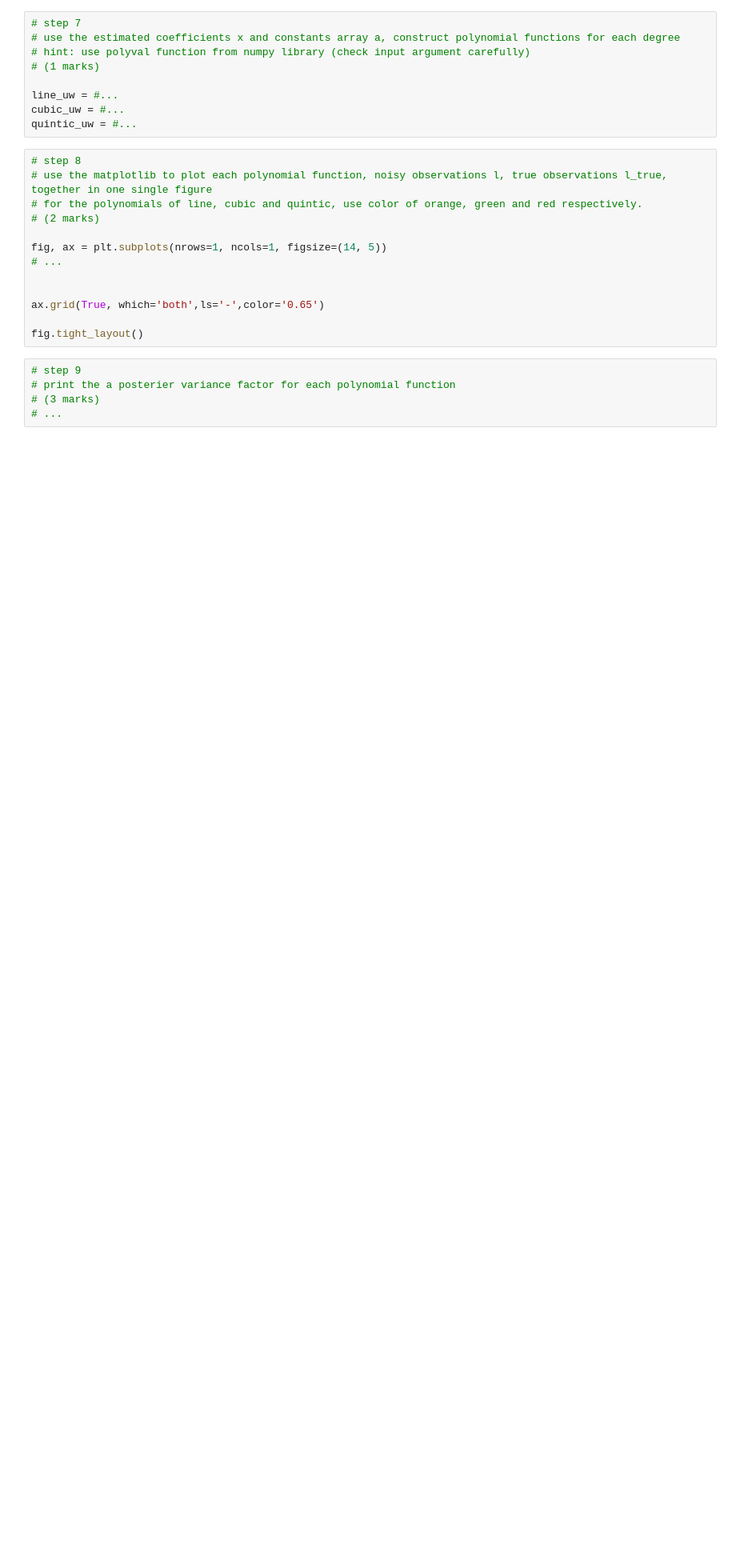
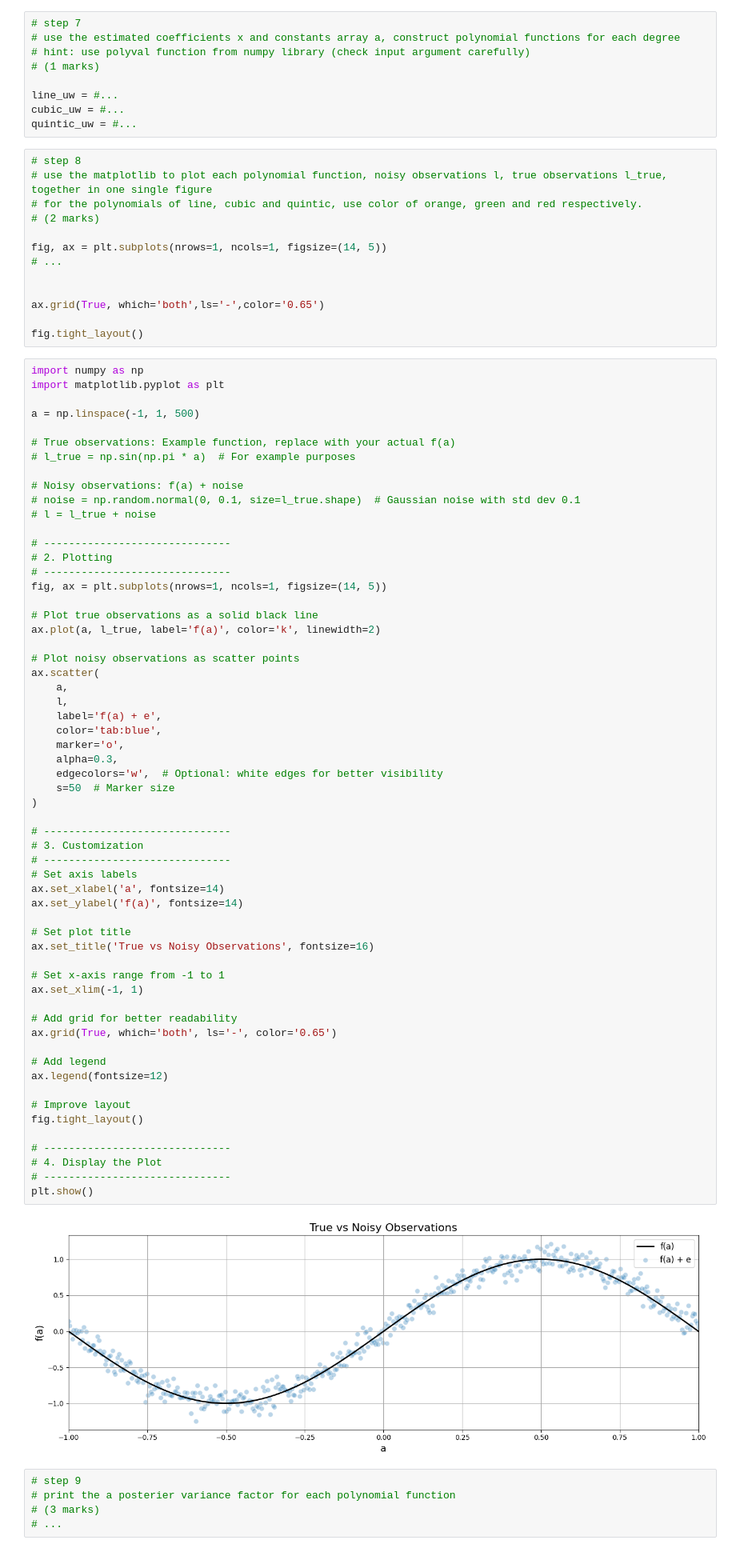
Before and after one commit to rbawah/engg680_2024_fall_group7, a Jupyter notebook: Lab_Assignment2/Assignment2.ipynb, the cells around one changed output. Shown at 80% size. Drawn from its saved outputs; the diff is of its cells as text; blank space fills up the shorter version.

```diff
--- a/Lab_Assignment2/Assignment2.ipynb
+++ b/Lab_Assignment2/Assignment2.ipynb
@@ -129,6 +179,67 @@ fig, ax = plt.subplots(nrows=1, ncols=1, figsize=(14, 5))
 ax.grid(True, which='both',ls='-',color='0.65')
 
 fig.tight_layout()
+# %%
+import numpy as np
+import matplotlib.pyplot as plt
+
+a = np.linspace(-1, 1, 500)
+
+# True observations: Example function, replace with your actual f(a)
+# l_true = np.sin(np.pi * a)  # For example purposes
+
+# Noisy observations: f(a) + noise
+# noise = np.random.normal(0, 0.1, size=l_true.shape)  # Gaussian noise with std dev 0.1
+# l = l_true + noise
+
+# ------------------------------
+# 2. Plotting
+# ------------------------------
+fig, ax = plt.subplots(nrows=1, ncols=1, figsize=(14, 5))
+
+# Plot true observations as a solid black line
+ax.plot(a, l_true, label='f(a)', color='k', linewidth=2)
+
+# Plot noisy observations as scatter points
+ax.scatter(
+    a,
+    l,
+    label='f(a) + e',
+    color='tab:blue',
+    marker='o',
+    alpha=0.3,
+    edgecolors='w',  # Optional: white edges for better visibility
+    s=50  # Marker size
+)
+
+# ------------------------------
+# 3. Customization
+# ------------------------------
+# Set axis labels
+ax.set_xlabel('a', fontsize=14)
+ax.set_ylabel('f(a)', fontsize=14)
+
+# Set plot title
+ax.set_title('True vs Noisy Observations', fontsize=16)
+
+# Set x-axis range from -1 to 1
+ax.set_xlim(-1, 1)
+
+# Add grid for better readability
+ax.grid(True, which='both', ls='-', color='0.65')
+
+# Add legend
+ax.legend(fontsize=12)
+
+# Improve layout
+fig.tight_layout()
+
+# ------------------------------
+# 4. Display the Plot
+# ------------------------------
+plt.show()
+# %% [output]
+[figure, added]
 # %%
 # step 9
 # print the a posterier variance factor for each polynomial function
```
Also changed, not shown: parts of 4 cells of this notebook.
